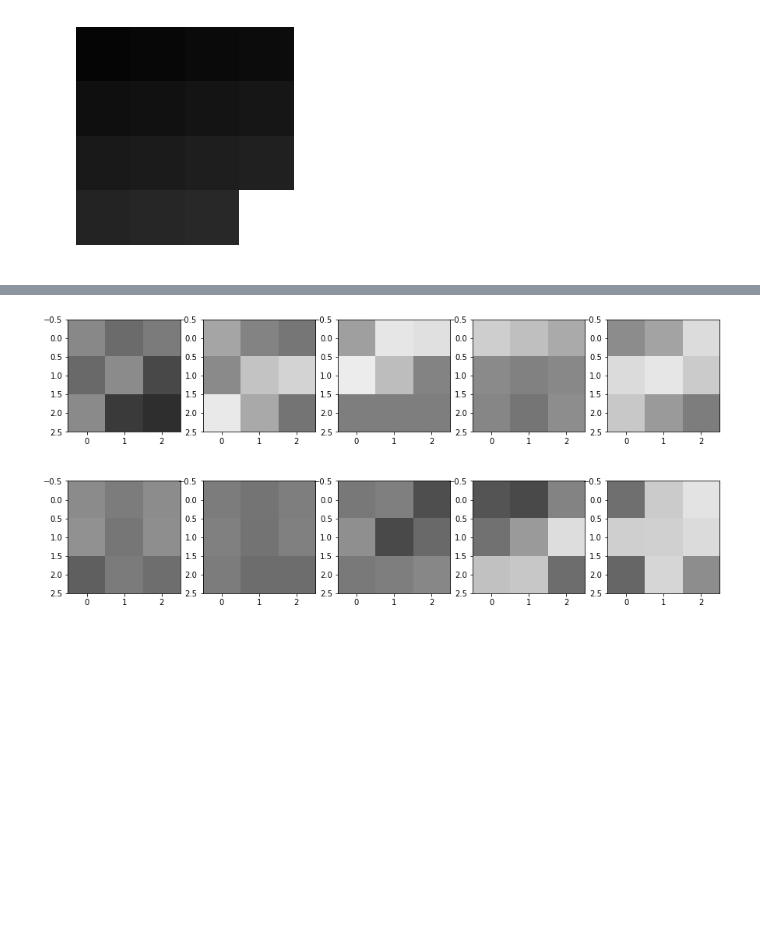
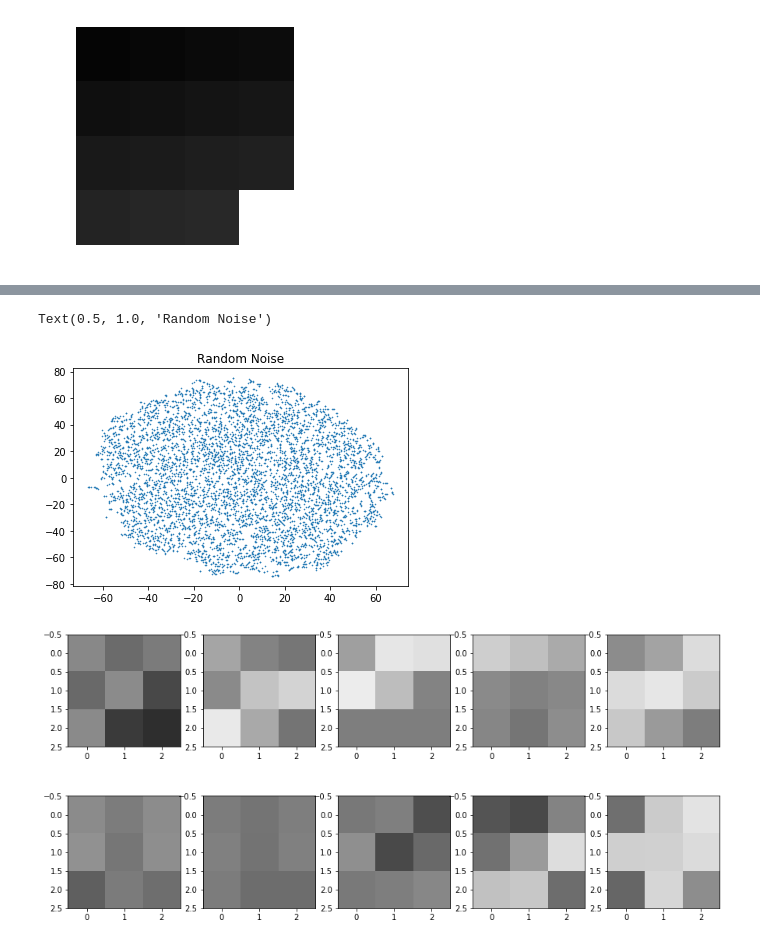
Before and after one commit to vorzawk/mdlAttack, a Jupyter notebook: evaluate_adversarialNoise.ipynb, the cells around one changed output, grey strips where cells are left out. Saved outputs shown, nothing was run; the diff lists cells and outputs as text; code cells hidden in the pictures; blank space fills up the shorter version.

```diff
--- a/evaluate_adversarialNoise.ipynb
+++ b/evaluate_adversarialNoise.ipynb
@@ -168,0 +212,7 @@ plt.axis('off')
+# %%
+allRandom_x, allRandom_y = allRandom_tsne.T
+plt.scatter(allRandom_x, allRandom_y, s=0.3)
+plt.title('Random Noise')
+# %% [output]
+Text(0.5, 1.0, 'Random Noise')
+[figure, added]
```
Also changed, not shown: parts of 12 cells of this notebook.
